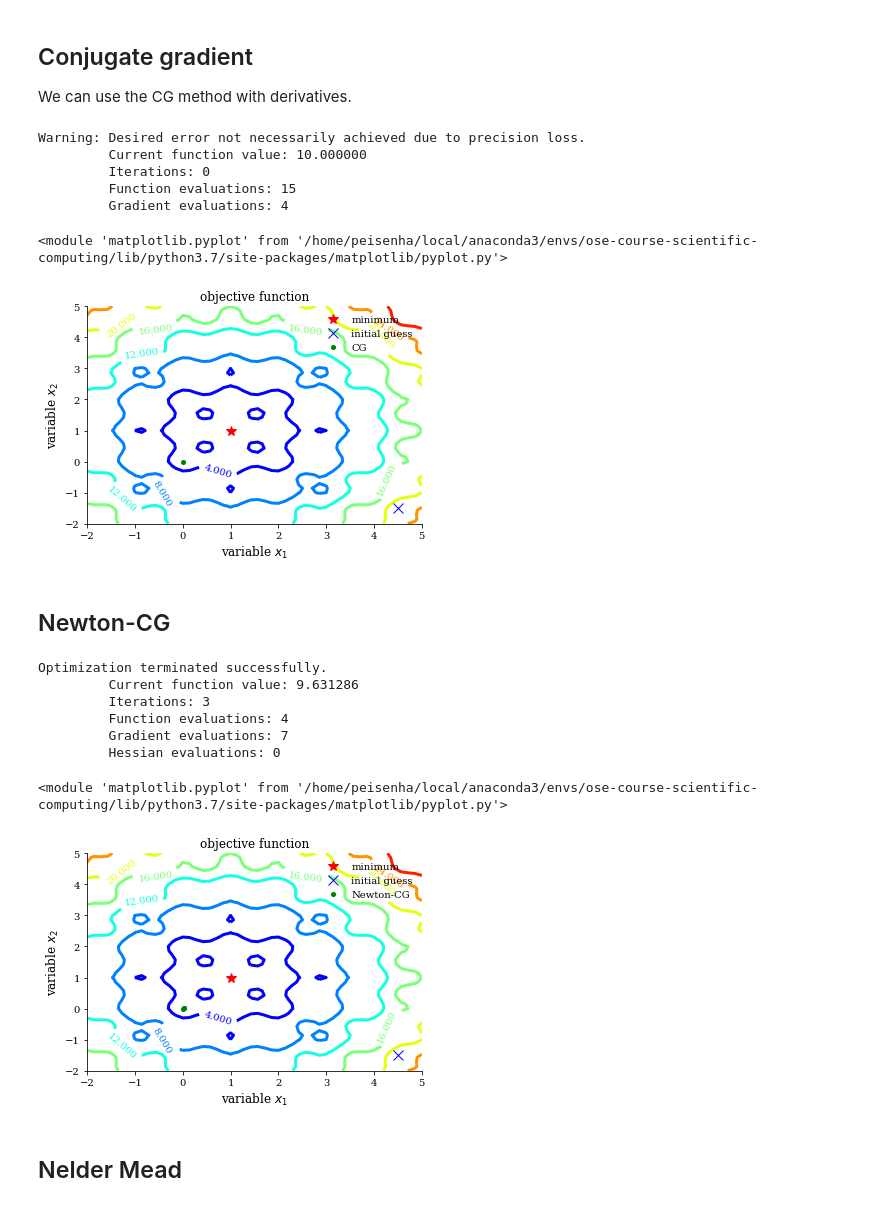
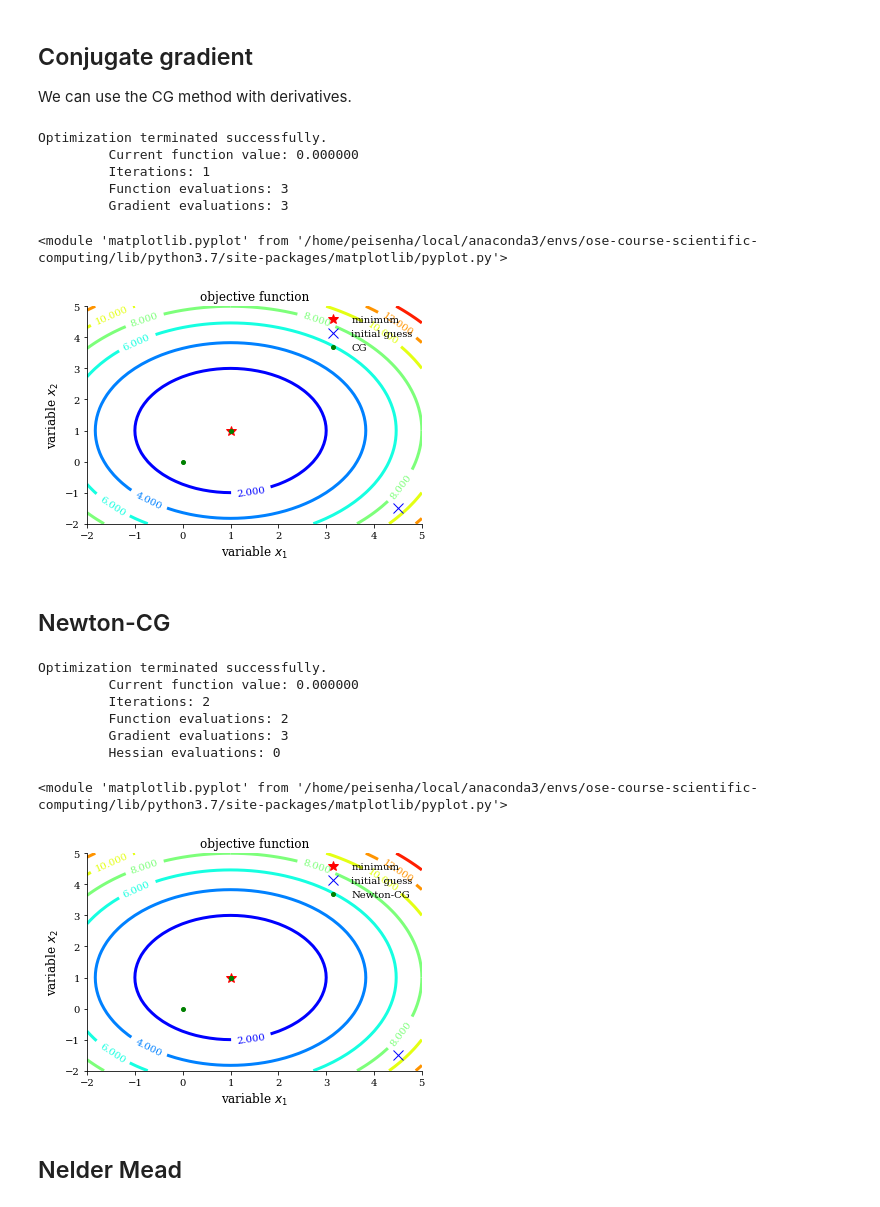
Before and after one commit to OpenSourceEconomics/ose-course-scientific-computing, a Jupyter notebook: lectures/optimization/notebook.ipynb, the cells around one changed output. Saved outputs shown, nothing was run; the diff lists cells and outputs as text; code cells hidden in the pictures.

```diff
--- a/lectures/optimization/notebook.ipynb
+++ b/lectures/optimization/notebook.ipynb
@@ -295,7 +296,11 @@ add_noise, add_illco, dimension = True, False, 10
+# %%
+ALGORITHMS = ["CG", "Newton-CG", "Nelder-Mead", "Diff-Evol"]
+add_noise, add_illco, dimension = False, False, 10
 # %%
 x0 = np.zeros(dimension)
 opt_test_function, opt_test_gradient = get_problem(dimension, add_noise, add_illco)
-df = pd.DataFrame(columns=["Method", "Iteration", "Distance"], index=range(4))
+df = pd.DataFrame(columns=["Iteration", "Distance"], index=ALGORITHMS)
+df.index.name = "Method"
 # %% [markdown]
 Let's fix what will stay unchanged throughout.
 # %%
@@ -304,7 +309,7 @@ call_optimizer = partial(
     fun=opt_test_function,
     x0=x0,
     jac=opt_test_gradient,
-    options={"disp": True, "return_all": True},
+    options={"disp": True, "return_all": True, "maxiter": 100000},
 )
 # %% [markdown]
 We prepared some functions to process results from the optimizer calls.
@@ -330,31 +332,31 @@ Type:      function
 We can use the CG method with derivatives.
 # %%
 res = call_optimizer(method="CG")
-df = process_results(df, "CG", res, 0)
+df = process_results(df, "CG", res)
 plot_contour(opt_test_function, res.allvecs, "CG")
 # %% [output]
-Warning: Desired error not necessarily achieved due to precision loss.
-         Current function value: 10.000000
-         Iterations: 0
-         Function evaluations: 15
-         Gradient evaluations: 4
+Optimization terminated successfully.
+         Current function value: 0.000000
+         Iterations: 1
+         Function evaluations: 3
+         Gradient evaluations: 3
 <module 'matplotlib.pyplot' from '/home/peisenha/local/anaconda3/envs/ose-course-scientific-computing/lib/python3.7/site-packages/matplotlib/pyplot.py'>
-[figure, old version]
+[figure, new version]
 # %% [markdown]
 ##  Newton-CG
 # %%
 res = call_optimizer(method="Newton-CG")
-df = process_results(df, "Newton-CG", res, 1)
+df = process_results(df, "Newton-CG", res)
 plot_contour(opt_test_function, res.allvecs, "Newton-CG")
 # %% [output]
 Optimization terminated successfully.
-         Current function value: 9.631286
-         Iterations: 3
-         Function evaluations: 4
-         Gradient evaluations: 7
+         Current function value: 0.000000
+         Iterations: 2
+         Function evaluations: 2
+         Gradient evaluations: 3
          Hessian evaluations: 0
 <module 'matplotlib.pyplot' from '/home/peisenha/local/anaconda3/envs/ose-course-scientific-computing/lib/python3.7/site-packages/matplotlib/pyplot.py'>
-[figure, old version]
+[figure, new version]
 # %% [markdown]
 ## Nelder Mead
 # %%
```
Also changed, not shown: parts of 22 cells of this notebook, 2 other files.
